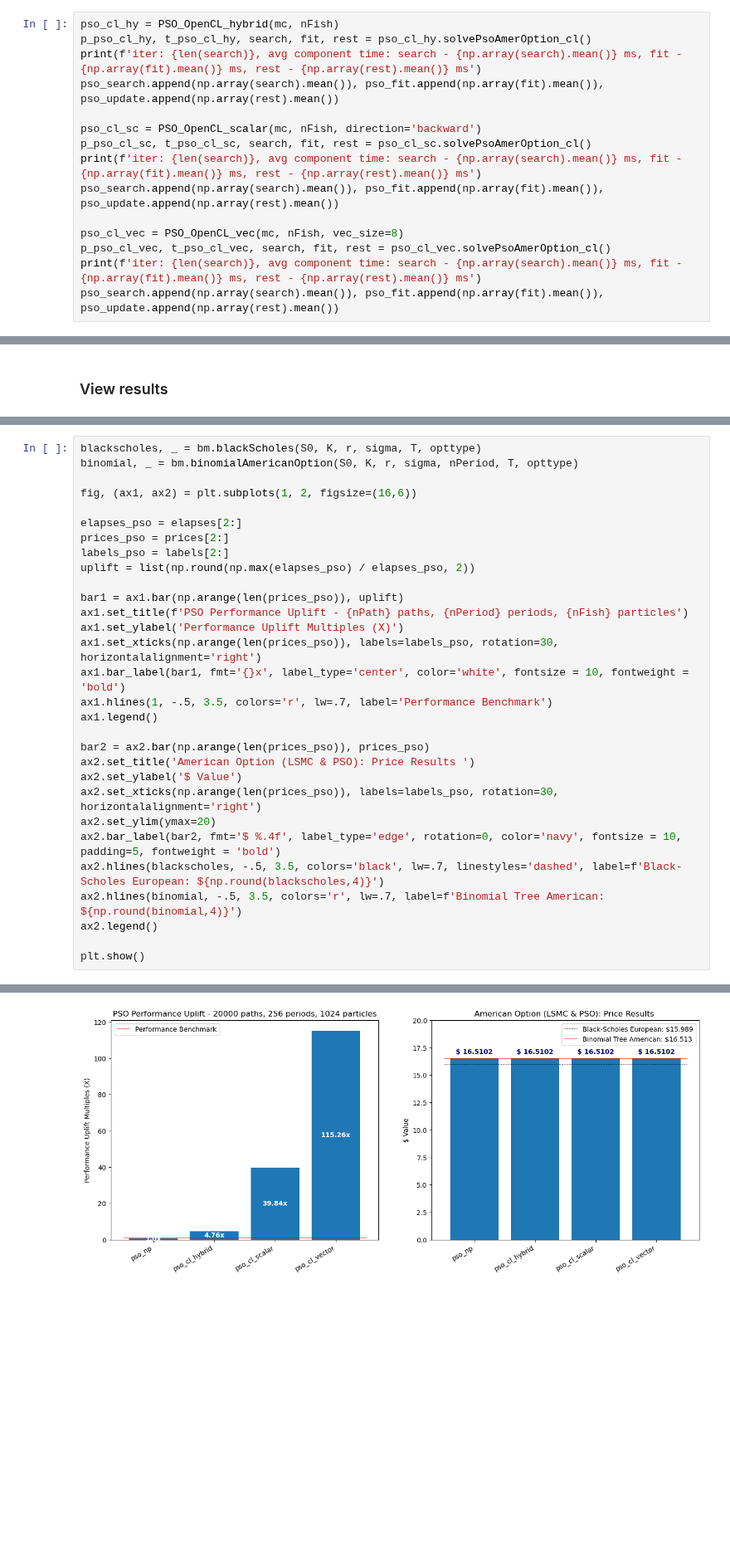
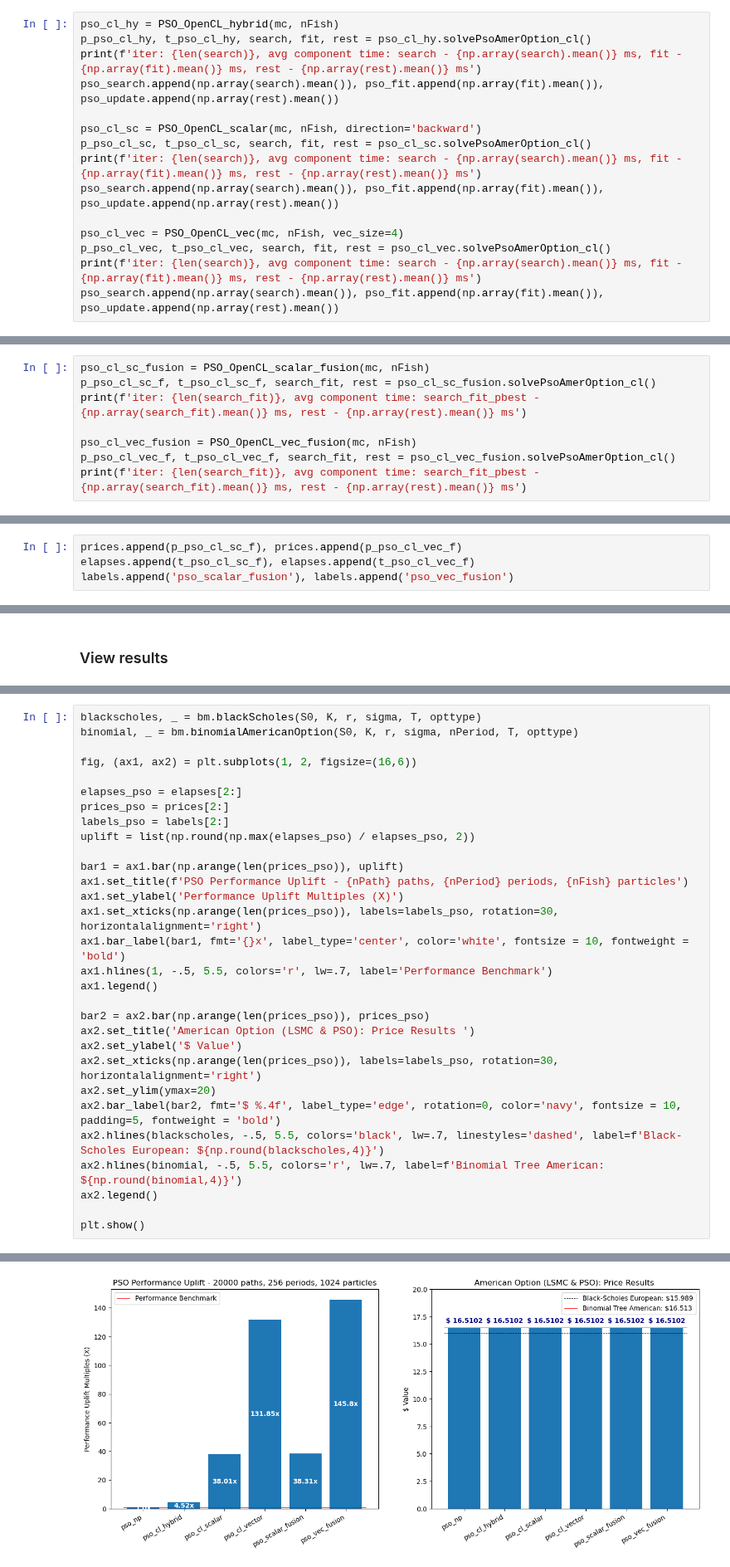
Before and after one commit to AIScorpio/Fin_GPU, a Jupyter notebook: src/American_option.ipynb, the cells around one changed output, grey strips where cells are left out. Shown at 83% size. Saved outputs shown, nothing was run; the diff lists cells and outputs as text; blank space fills up the shorter version.

```diff
--- a/src/American_option.ipynb
+++ b/src/American_option.ipynb
@@ -100,7 +100,7 @@ p_pso_cl_sc, t_pso_cl_sc, search, fit, rest = pso_cl_sc.solvePsoAmerOption_cl()
 print(f'iter: {len(search)}, avg component time: search - {np.array(search).mean()} ms, fit - {np.array(fit).mean()} ms, rest - {np.array(rest).mean()} ms')
 pso_search.append(np.array(search).mean()), pso_fit.append(np.array(fit).mean()), pso_update.append(np.array(rest).mean())
 
-pso_cl_vec = PSO_OpenCL_vec(mc, nFish, vec_size=8)
+pso_cl_vec = PSO_OpenCL_vec(mc, nFish, vec_size=4)
 p_pso_cl_vec, t_pso_cl_vec, search, fit, rest = pso_cl_vec.solvePsoAmerOption_cl()
 print(f'iter: {len(search)}, avg component time: search - {np.array(search).mean()} ms, fit - {np.array(fit).mean()} ms, rest - {np.array(rest).mean()} ms')
 pso_search.append(np.array(search).mean()), pso_fit.append(np.array(fit).mean()), pso_update.append(np.array(rest).mean())
@@ -118,3 +118,11 @@ elapses.append(t_pso_np), elapses.append(t_pso_cl_hy), elapses.append(t_pso_cl_s
 labels.append('pso_np'), labels.append('pso_cl_hybrid'), labels.append('pso_cl_scalar'), labels.append('pso_cl_vector')
 # %% [output]
 (None, None, None, None)
+# %%
+pso_cl_sc_fusion = PSO_OpenCL_scalar_fusion(mc, nFish)
+p_pso_cl_sc_f, t_pso_cl_sc_f, search_fit, rest = pso_cl_sc_fusion.solvePsoAmerOption_cl()
+print(f'iter: {len(search_fit)}, avg component time: search_fit_pbest - {np.array(search_fit).mean()} ms, rest - {np.array(rest).mean()} ms')
+
+pso_cl_vec_fusion = PSO_OpenCL_vec_fusion(mc, nFish)
+p_pso_cl_vec_f, t_pso_cl_vec_f, search_fit, rest = pso_cl_vec_fusion.solvePsoAmerOption_cl()
+print(f'iter: {len(search_fit)}, avg component time: search_fit_pbest - {np.array(search_fit).mean()} ms, rest - {np.array(rest).mean()} ms')
@@ -120,0 +134,4 @@ labels.append('pso_np'), labels.append('pso_cl_hybrid'), labels.append('pso_cl_s
+# %%
+prices.append(p_pso_cl_sc_f), prices.append(p_pso_cl_vec_f)
+elapses.append(t_pso_cl_sc_f), elapses.append(t_pso_cl_vec_f)
+labels.append('pso_scalar_fusion'), labels.append('pso_vec_fusion')
@@ -191,7 +210,7 @@ ax1.set_title(f'PSO Performance Uplift - {nPath} paths, {nPeriod} periods, {nFis
 ax1.set_ylabel('Performance Uplift Multiples (X)')
 ax1.set_xticks(np.arange(len(prices_pso)), labels=labels_pso, rotation=30, horizontalalignment='right')
 ax1.bar_label(bar1, fmt='{}x', label_type='center', color='white', fontsize = 10, fontweight = 'bold')
-ax1.hlines(1, -.5, 3.5, colors='r', lw=.7, label='Performance Benchmark')
+ax1.hlines(1, -.5, 5.5, colors='r', lw=.7, label='Performance Benchmark')
 ax1.legend()
 
 bar2 = ax2.bar(np.arange(len(prices_pso)), prices_pso)
@@ -200,8 +219,8 @@ ax2.set_ylabel('$ Value')
 ax2.set_xticks(np.arange(len(prices_pso)), labels=labels_pso, rotation=30, horizontalalignment='right')
 ax2.set_ylim(ymax=20)
 ax2.bar_label(bar2, fmt='$ %.4f', label_type='edge', rotation=0, color='navy', fontsize = 10, padding=5, fontweight = 'bold')
-ax2.hlines(blackscholes, -.5, 3.5, colors='black', lw=.7, linestyles='dashed', label=f'Black-Scholes European: ${np.round(blackscholes,4)}')
-ax2.hlines(binomial, -.5, 3.5, colors='r', lw=.7, label=f'Binomial Tree American: ${np.round(binomial,4)}')
+ax2.hlines(blackscholes, -.5, 5.5, colors='black', lw=.7, linestyles='dashed', label=f'Black-Scholes European: ${np.round(blackscholes,4)}')
+ax2.hlines(binomial, -.5, 5.5, colors='r', lw=.7, label=f'Binomial Tree American: ${np.round(binomial,4)}')
 ax2.legend()
 
 plt.show()
@@ -211,4 +230,4 @@ Binomial American price: 16.513004914214047 - 4.0261250687763095 ms
-[figure, old version]
+[figure, new version]
 # %%
 def multiple(a_list):
     arr = np.array(a_list)
```
Also changed, not shown: parts of 11 cells of this notebook.
